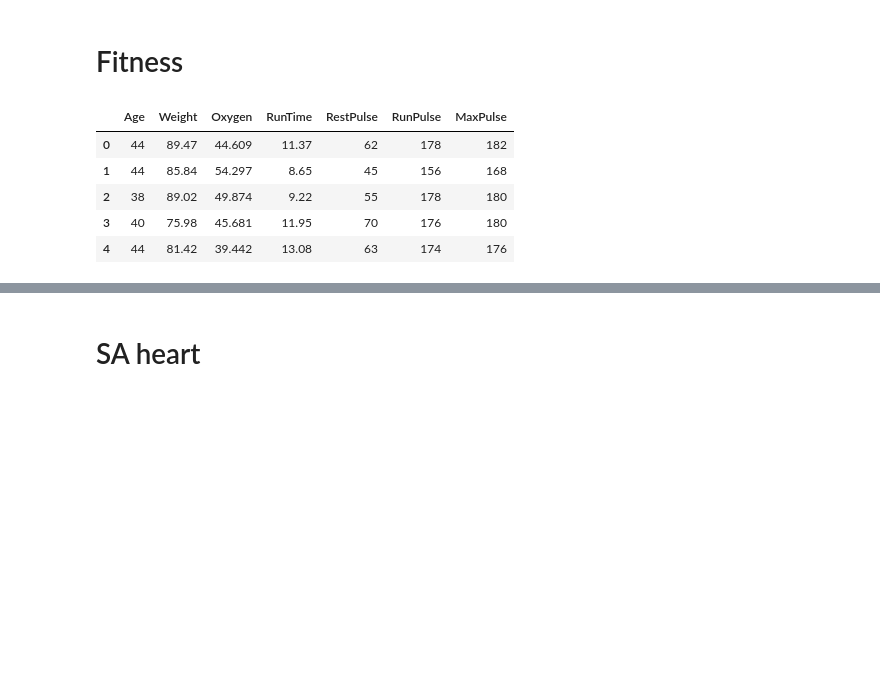
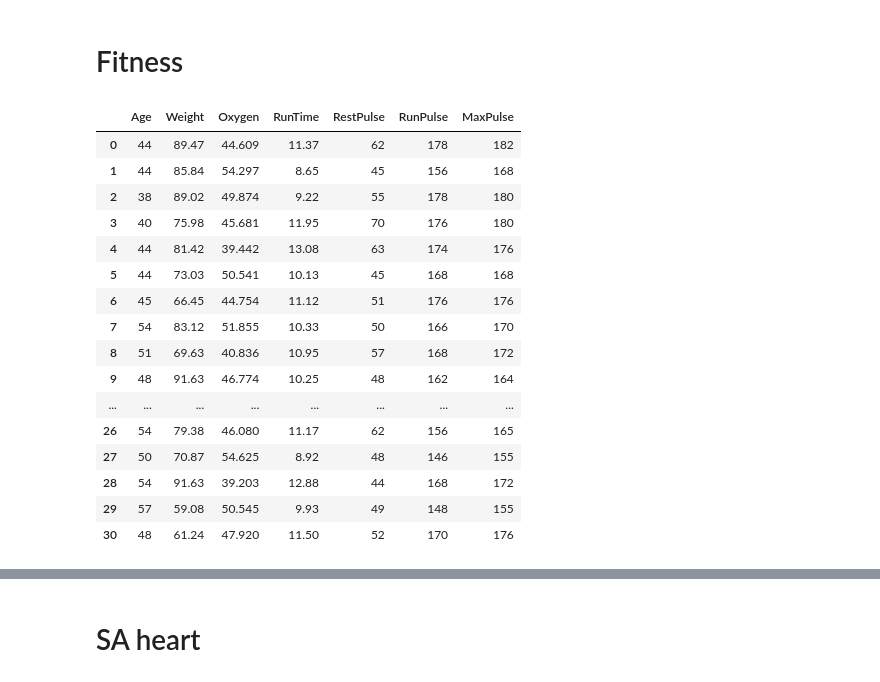
Before and after one commit to nizwant/adv_ml_labs, a Jupyter notebook: trees_bagging.ipynb, the cells around one changed output, grey strips where cells are left out. Saved outputs shown, nothing was run; the diff lists cells and outputs as text; code cells hidden in the pictures; blank space fills up the shorter version.

```diff
--- a/trees_bagging.ipynb
+++ b/trees_bagging.ipynb
@@ -45,14 +53,25 @@ class BaggingTrees:
 # Fitness
 # %%
 fitness = pd.read_csv('data/fitness.txt', sep='\s+')
-fitness.head()
+fitness
 # %% [output]
 |  | Age | Weight | Oxygen | RunTime | RestPulse | RunPulse | MaxPulse |
 | 0 | 44 | 89.47 | 44.609 | 11.37 | 62 | 178 | 182 |
 | 1 | 44 | 85.84 | 54.297 | 8.65 | 45 | 156 | 168 |
 | 2 | 38 | 89.02 | 49.874 | 9.22 | 55 | 178 | 180 |
 | 3 | 40 | 75.98 | 45.681 | 11.95 | 70 | 176 | 180 |
 | 4 | 44 | 81.42 | 39.442 | 13.08 | 63 | 174 | 176 |
+| 5 | 44 | 73.03 | 50.541 | 10.13 | 45 | 168 | 168 |
+| 6 | 45 | 66.45 | 44.754 | 11.12 | 51 | 176 | 176 |
+| 7 | 54 | 83.12 | 51.855 | 10.33 | 50 | 166 | 170 |
+| 8 | 51 | 69.63 | 40.836 | 10.95 | 57 | 168 | 172 |
+| 9 | 48 | 91.63 | 46.774 | 10.25 | 48 | 162 | 164 |
+| ... | ... | ... | ... | ... | ... | ... | ... |
+| 26 | 54 | 79.38 | 46.080 | 11.17 | 62 | 156 | 165 |
+| 27 | 50 | 70.87 | 54.625 | 8.92 | 48 | 146 | 155 |
+| 28 | 54 | 91.63 | 39.203 | 12.88 | 44 | 168 | 172 |
+| 29 | 57 | 59.08 | 50.545 | 9.93 | 49 | 148 | 155 |
+| 30 | 48 | 61.24 | 47.920 | 11.50 | 52 | 170 | 176 |
 # %%
 # Create the feature matrix X and the target variable y
 X = fitness.drop("Oxygen", axis=1)
```
Also changed, not shown: parts of 5 cells of this notebook.
